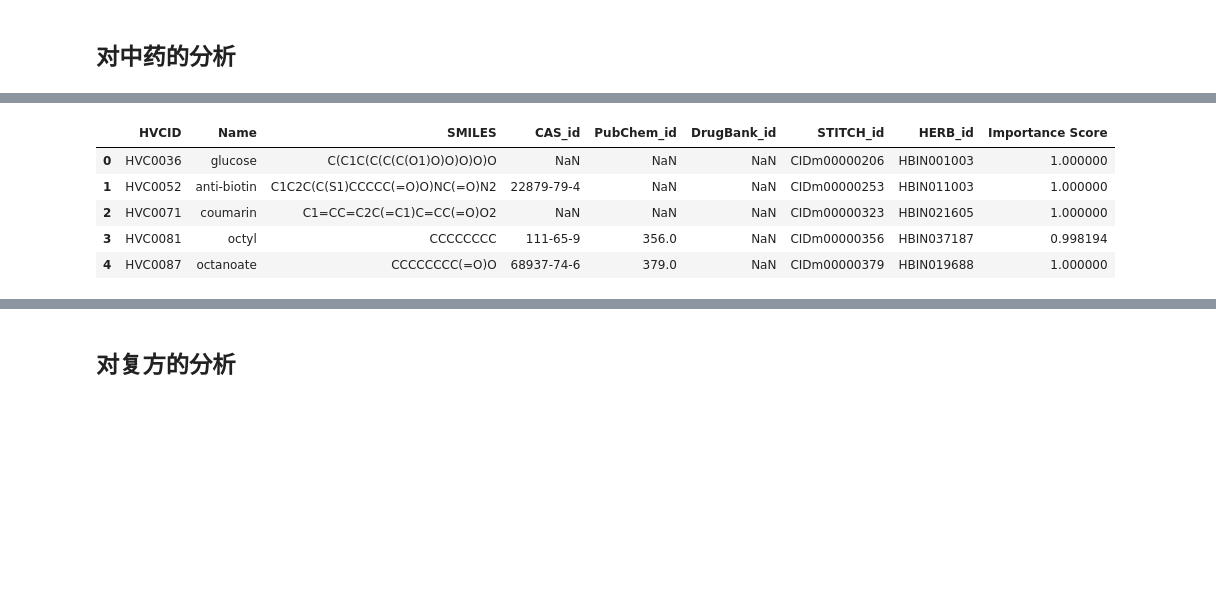
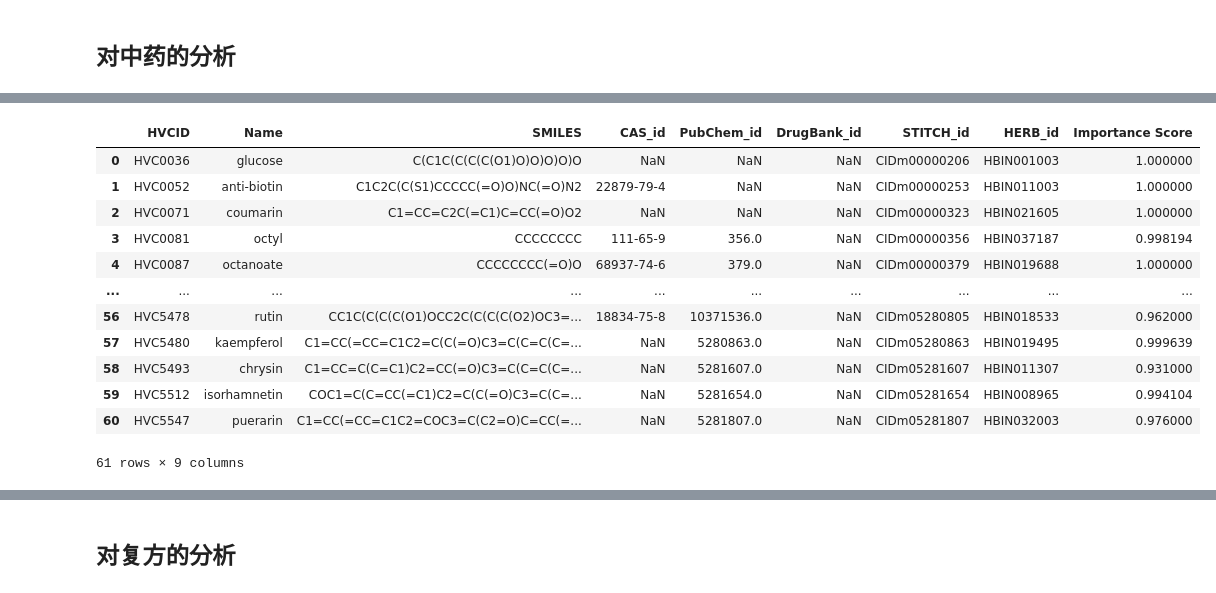
Before and after one commit to MLi-lab-Bioinformatics-NJUCM/HerbiV, a Jupyter notebook: demo.ipynb, the cells around one changed output, grey strips where cells are left out. Drawn from its saved outputs; the diff is of its cells as text; code cells hidden in the pictures; blank space fills up the shorter version.

```diff
--- a/demo.ipynb
+++ b/demo.ipynb
@@ -24,10 +31,17 @@ tcm_chem_links.head()
 # %%
-chem.head()
+chem
 # %% [output]
 |  | HVCID | Name | SMILES | CAS_id | PubChem_id | DrugBank_id | STITCH_id | HERB_id | Importance Score |
 | 0 | HVC0036 | glucose | C(C1C(C(C(C(O1)O)O)O)O)O | NaN | NaN | NaN | CIDm00000206 | HBIN001003 | 1.000000 |
 | 1 | HVC0052 | anti-biotin | C1C2C(C(S1)CCCCC(=O)O)NC(=O)N2 | 22879-79-4 | NaN | NaN | CIDm00000253 | HBIN011003 | 1.000000 |
 | 2 | HVC0071 | coumarin | C1=CC=C2C(=C1)C=CC(=O)O2 | NaN | NaN | NaN | CIDm00000323 | HBIN021605 | 1.000000 |
 | 3 | HVC0081 | octyl | CCCCCCCC | 111-65-9 | 356.0 | NaN | CIDm00000356 | HBIN037187 | 0.998194 |
 | 4 | HVC0087 | octanoate | CCCCCCCC(=O)O | 68937-74-6 | 379.0 | NaN | CIDm00000379 | HBIN019688 | 1.000000 |
+| ... | ... | ... | ... | ... | ... | ... | ... | ... | ... |
+| 56 | HVC5478 | rutin | CC1C(C(C(C(O1)OCC2C(C(C(C(O2)OC3=... | 18834-75-8 | 10371536.0 | NaN | CIDm05280805 | HBIN018533 | 0.962000 |
+| 57 | HVC5480 | kaempferol | C1=CC(=CC=C1C2=C(C(=O)C3=C(C=C(C=... | NaN | 5280863.0 | NaN | CIDm05280863 | HBIN019495 | 0.999639 |
+| 58 | HVC5493 | chrysin | C1=CC=C(C=C1)C2=CC(=O)C3=C(C=C(C=... | NaN | 5281607.0 | NaN | CIDm05281607 | HBIN011307 | 0.931000 |
+| 59 | HVC5512 | isorhamnetin | COC1=C(C=CC(=C1)C2=C(C(=O)C3=C(C=... | NaN | 5281654.0 | NaN | CIDm05281654 | HBIN008965 | 0.994104 |
+| 60 | HVC5547 | puerarin | C1=CC(=CC=C1C2=COC3=C(C2=O)C=CC(=... | NaN | 5281807.0 | NaN | CIDm05281807 | HBIN032003 | 0.976000 |
+61 rows × 9 columns
 # %%
```
Also changed, not shown: parts of 27 cells of this notebook.
